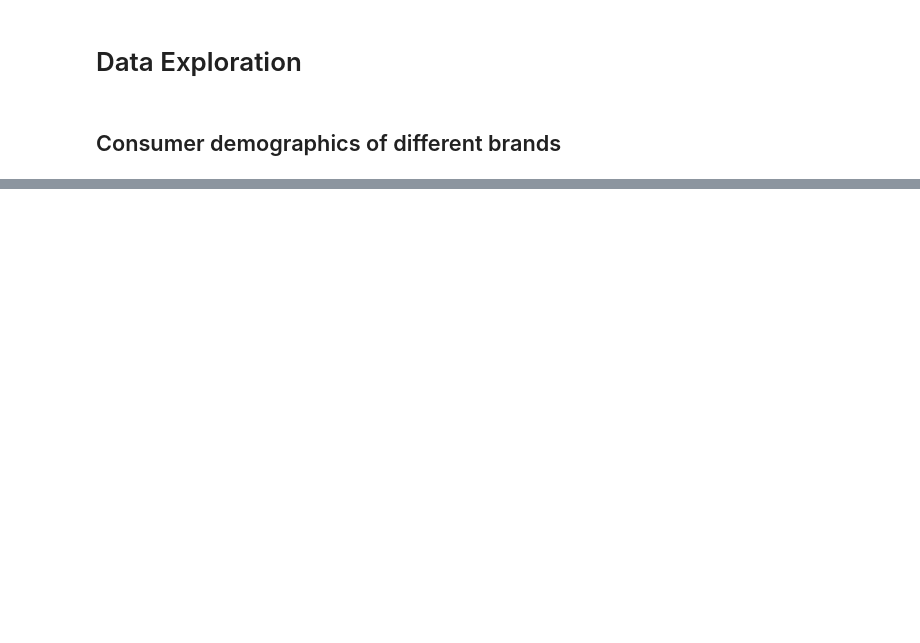
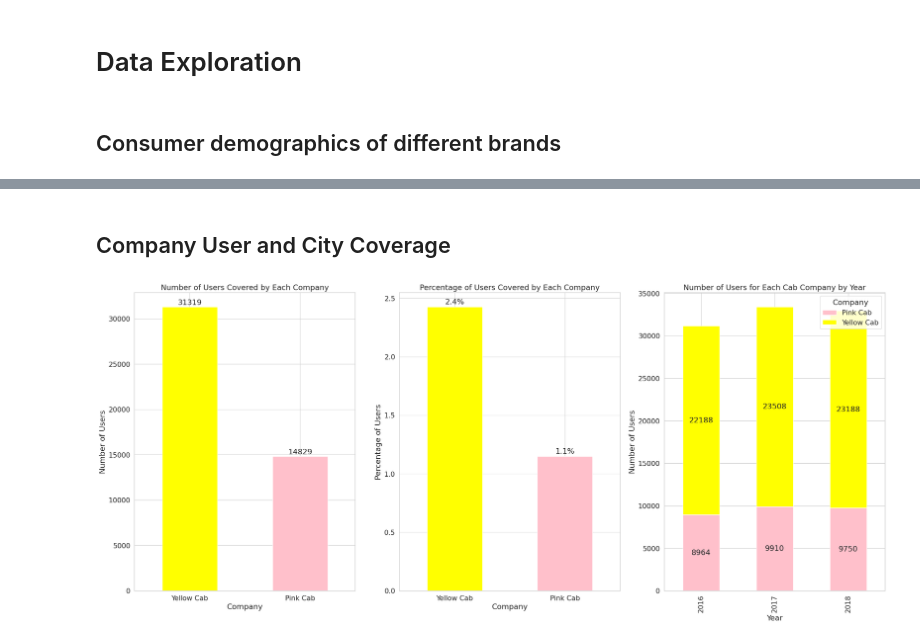
Before and after one commit to DDDk3332/Data-Glacier-assignment, a Jupyter notebook: week 2/DataGlacier_week_2.ipynb, the cells around one changed output, grey strips where cells are left out. Cells and saved outputs as stored; diff of their text form; code cells hidden in the pictures; blank space fills up the shorter version.

```diff
--- a/week 2/DataGlacier_week_2.ipynb
+++ b/week 2/DataGlacier_week_2.ipynb
@@ -113,0 +184,63 @@ plt.show()
+# %% [markdown]
+## Company User and City Coverage
+# %%
+# Remove duplicate users to ensure unique users
+unique_users = final_data.drop_duplicates(subset='Customer ID')
+
+# Count the number of unique users for each company
+user_counts = unique_users['Company'].value_counts()
+
+# Calculate the total number of cab users
+city_users = city_data['Users'].str.replace(',', '').astype(float)
+total_users = city_users.sum()
+
+# Calculate the percentage of users for each company
+user_percentage = (user_counts / total_users) * 100
+
+# Convert Date of Travel to datetime and extract year
+final_data['Date of Travel'] = pd.to_datetime(final_data['Date of Travel'], format='%Y/%m/%d')
+final_data['Year'] = final_data['Date of Travel'].dt.year
+
+# Remove duplicate users per year to ensure unique users per year
+uniqueperyear_users = final_data.drop_duplicates(subset=['Customer ID', 'Year'])
+
+# Group by year and company and count unique users
+user_counts_by_year = uniqueperyear_users.groupby(['Year', 'Company'])['Customer ID'].nunique().unstack().fillna(0)
+
+# Plot the number of unique users
+fig, axes = plt.subplots(nrows=1, ncols=3, figsize=(30, 12))
+
+user_counts.plot(kind='bar', color=['yellow', 'pink'], ax=axes[0])
+axes[0].set_title('Number of Users Covered by Each Company')
+axes[0].set_xlabel('Company')
+axes[0].set_ylabel('Number of Users')
+axes[0].set_xticklabels(axes[0].get_xticklabels(), rotation=0)
+for i in range(len(user_counts)):
+    axes[0].text(i, user_counts[i] + 50, str(user_counts[i]), ha='center', va='bottom')
+
+# Plot the percentage of users covered by each company compared to the entire user
+user_percentage.plot(kind='bar', color=['yellow', 'pink'], ax=axes[1])
+axes[1].set_title('Percentage of Users Covered by Each Company')
+axes[1].set_xlabel('Company')
+axes[1].set_ylabel('Percentage of Users')
+axes[1].set_xticklabels(axes[1].get_xticklabels(), rotation=0)
+for i in range(len(user_percentage)):
+    axes[1].text(i, user_percentage[i] + 0.01, f'{user_percentage[i]:.1f}%', ha='center', va='bottom')
+
+# Plot the stacked bar chart for user covered by each company each year
+user_counts_by_year.plot(kind='bar', stacked=True, color=['pink', 'yellow'], ax=axes[2])
+axes[2].set_title('Number of Users for Each Cab Company by Year')
+axes[2].set_xlabel('Year')
+axes[2].set_ylabel('Number of Users')
+axes[2].legend(title='Company')
+# Annotate each stacked bar with the count value
+for bar in axes[2].patches:
+    height = bar.get_height()
+    if height > 0:
+        axes[2].text(bar.get_x() + bar.get_width() / 2, bar.get_y() + height / 2, f'{int(height)}', ha='center', va='center')
+
+
+#plt.tight_layout()
+plt.show()
+# %% [output]
+[figure, added]
```
Also changed, not shown: parts of 26 cells of this notebook.
